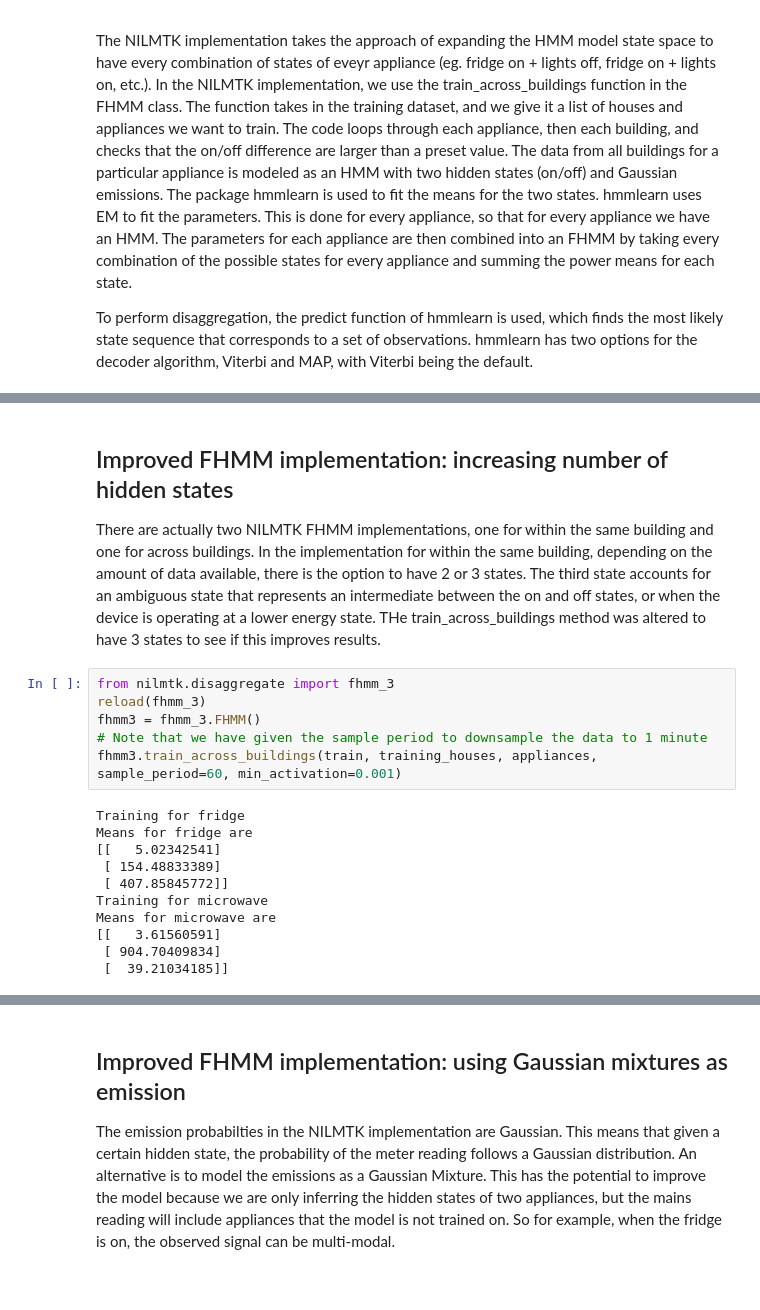
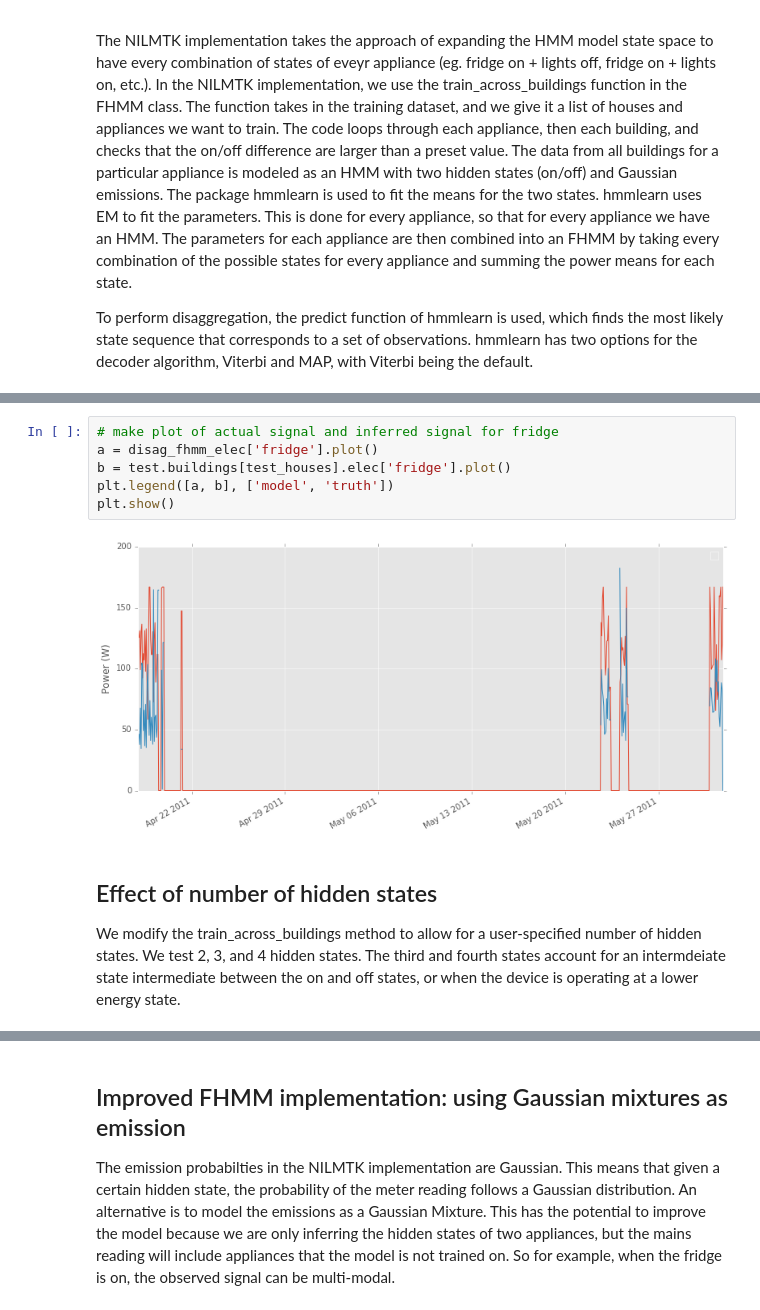
Before and after one commit to tperol/am207-NILM-project, a Jupyter notebook: fhmm.ipynb, the cells around one changed output, grey strips where cells are left out. Saved outputs shown, nothing was run; the diff lists cells and outputs as text.

Commit message:
modified fhmm notebook

```diff
--- a/fhmm.ipynb
+++ b/fhmm.ipynb
@@ -175,20 +164,11 @@ dtype: float64
-# %% [markdown]
-## Improved FHMM implementation: increasing number of hidden states
-There are actually two NILMTK FHMM implementations, one for within the same building and one for across buildings. In the implementation for within the same building, depending on the amount of data available, there is the option to have 2 or 3 states. The third state accounts for an ambiguous state that represents an intermediate between the on and off states, or when the device is operating at a lower energy state. THe train_across_buildings method was altered to have 3 states to see if this improves results.
-# %%
-from nilmtk.disaggregate import fhmm_3
-reload(fhmm_3)
-fhmm3 = fhmm_3.FHMM()
-# Note that we have given the sample period to downsample the data to 1 minute
-fhmm3.train_across_buildings(train, training_houses, appliances, sample_period=60, min_activation=0.001)
-# %% [output]
-Training for fridge
-Means for fridge are
-[[   5.02342541]
- [ 154.48833389]
- [ 407.85845772]]
-Training for microwave
-Means for microwave are
-[[   3.61560591]
- [ 904.70409834]
- [  39.21034185]]
+# %%
+# make plot of actual signal and inferred signal for fridge
+a = disag_fhmm_elec['fridge'].plot()
+b = test.buildings[test_houses].elec['fridge'].plot()
+plt.legend([a, b], ['model', 'truth'])
+plt.show()
+# %% [output]
+[figure, added]
+# %% [markdown]
+## Effect of number of hidden states
+We modify the train_across_buildings method to allow for a user-specified number of hidden states. We test 2, 3, and 4 hidden states. The third and fourth states account for an intermdeiate state intermediate between the on and off states, or when the device is operating at a lower energy state.
```
Also changed, not shown: parts of 20 cells of this notebook.
